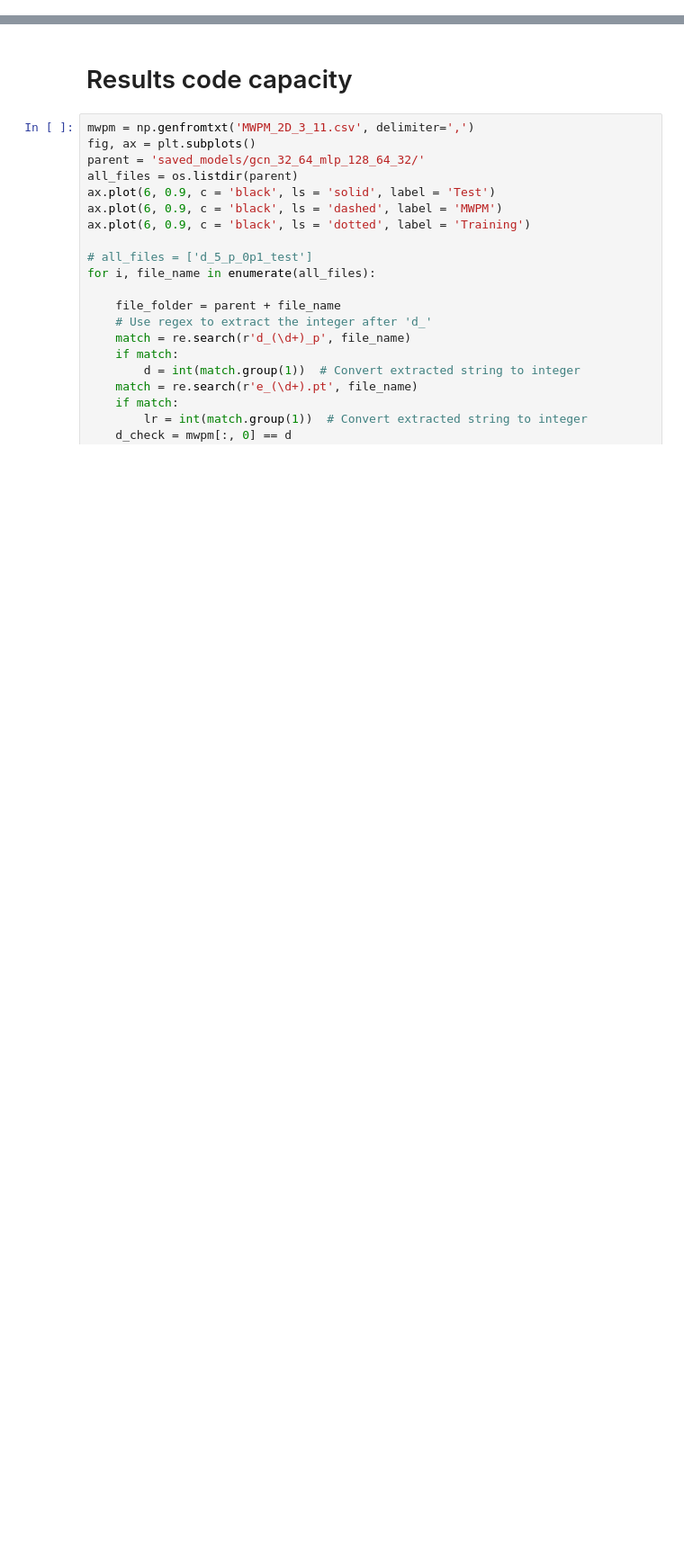
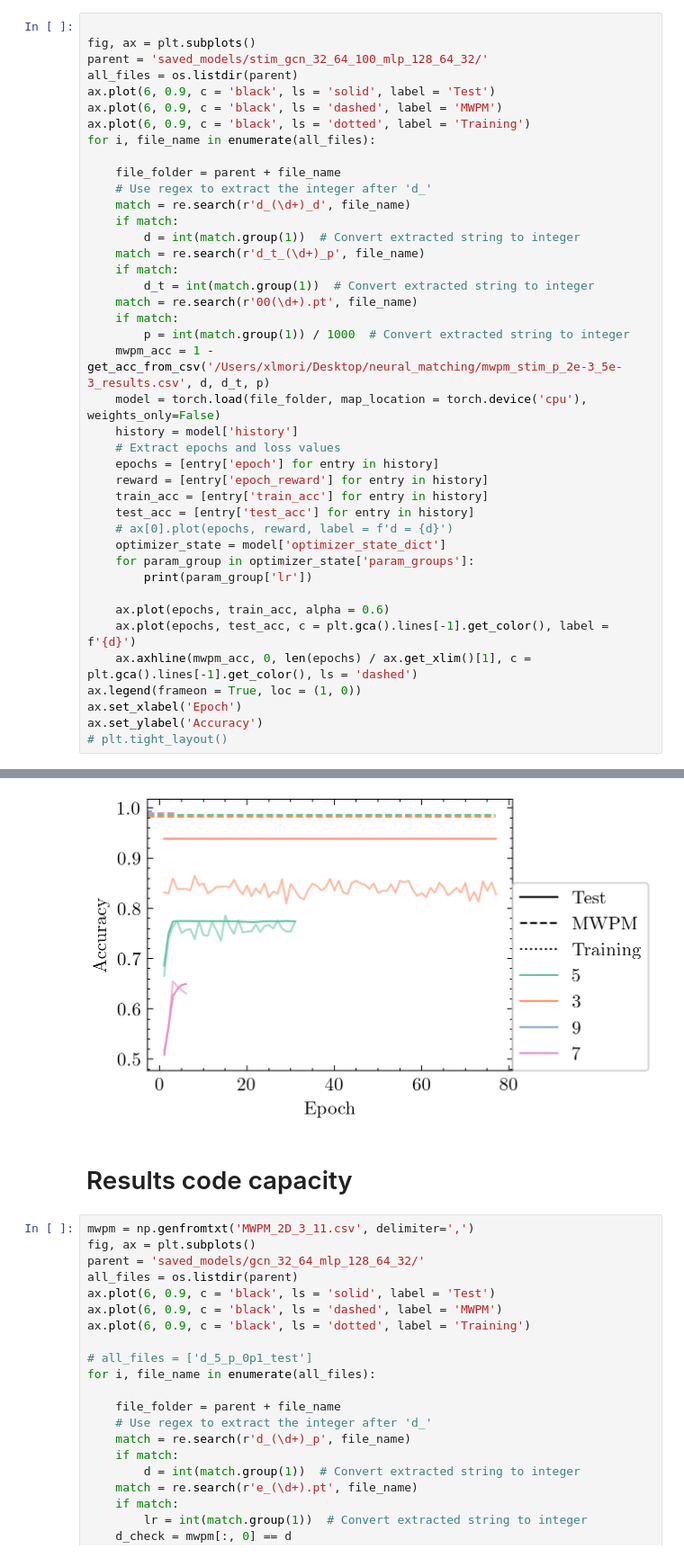
Before and after one commit to LangeMoritz/neural_matching, a Jupyter notebook: build_decoder.ipynb, the cells around one changed output, grey strips where cells are left out. Shown at 90% size. Saved outputs shown, nothing was run; the diff lists cells and outputs as text; blank space fills up the shorter version.

```diff
--- a/build_decoder.ipynb
+++ b/build_decoder.ipynb
@@ -29,0 +37,42 @@ from torch_geometric.nn import summary
+# %%
+
+fig, ax = plt.subplots()
+parent = 'saved_models/stim_gcn_32_64_100_mlp_128_64_32/'
+all_files = os.listdir(parent)
+ax.plot(6, 0.9, c = 'black', ls = 'solid', label = 'Test')
+ax.plot(6, 0.9, c = 'black', ls = 'dashed', label = 'MWPM')
+ax.plot(6, 0.9, c = 'black', ls = 'dotted', label = 'Training')
+for i, file_name in enumerate(all_files):
+
+    file_folder = parent + file_name
+    # Use regex to extract the integer after 'd_'
+    match = re.search(r'd_(\d+)_d', file_name)
+    if match:
+        d = int(match.group(1))  # Convert extracted string to integer
+    match = re.search(r'd_t_(\d+)_p', file_name)
+    if match:
+        d_t = int(match.group(1))  # Convert extracted string to integer
+    match = re.search(r'00(\d+).pt', file_name)
+    if match:
+        p = int(match.group(1)) / 1000  # Convert extracted string to integer
+    mwpm_acc = 1 - get_acc_from_csv('/Users/xlmori/Desktop/neural_matching/mwpm_stim_p_2e-3_5e-3_results.csv', d, d_t, p)
+    model = torch.load(file_folder, map_location = torch.device('cpu'), weights_only=False)
+    history = model['history']
+    # Extract epochs and loss values
+    epochs = [entry['epoch'] for entry in history]
+    reward = [entry['epoch_reward'] for entry in history]
+    train_acc = [entry['train_acc'] for entry in history]
+    test_acc = [entry['test_acc'] for entry in history]
+    # ax[0].plot(epochs, reward, label = f'd = {d}')
+    optimizer_state = model['optimizer_state_dict']
+    for param_group in optimizer_state['param_groups']:
+        print(param_group['lr'])
+
+    ax.plot(epochs, train_acc, alpha = 0.6)
+    ax.plot(epochs, test_acc, c = plt.gca().lines[-1].get_color(), label = f'{d}')
+    ax.axhline(mwpm_acc, 0, len(epochs) / ax.get_xlim()[1], c = plt.gca().lines[-1].get_color(), ls = 'dashed')
+ax.legend(frameon = True, loc = (1, 0))
+ax.set_xlabel('Epoch')
+ax.set_ylabel('Accuracy')
+# plt.tight_layout()
+# %% [output]
@@ -30,3 +84,4 @@ from torch_geometric.nn import summary
+[figure, added]
 # %% [markdown]
 # Results code capacity
 # %%
```
Also changed, not shown: parts of 12 cells of this notebook, 5 other files.
